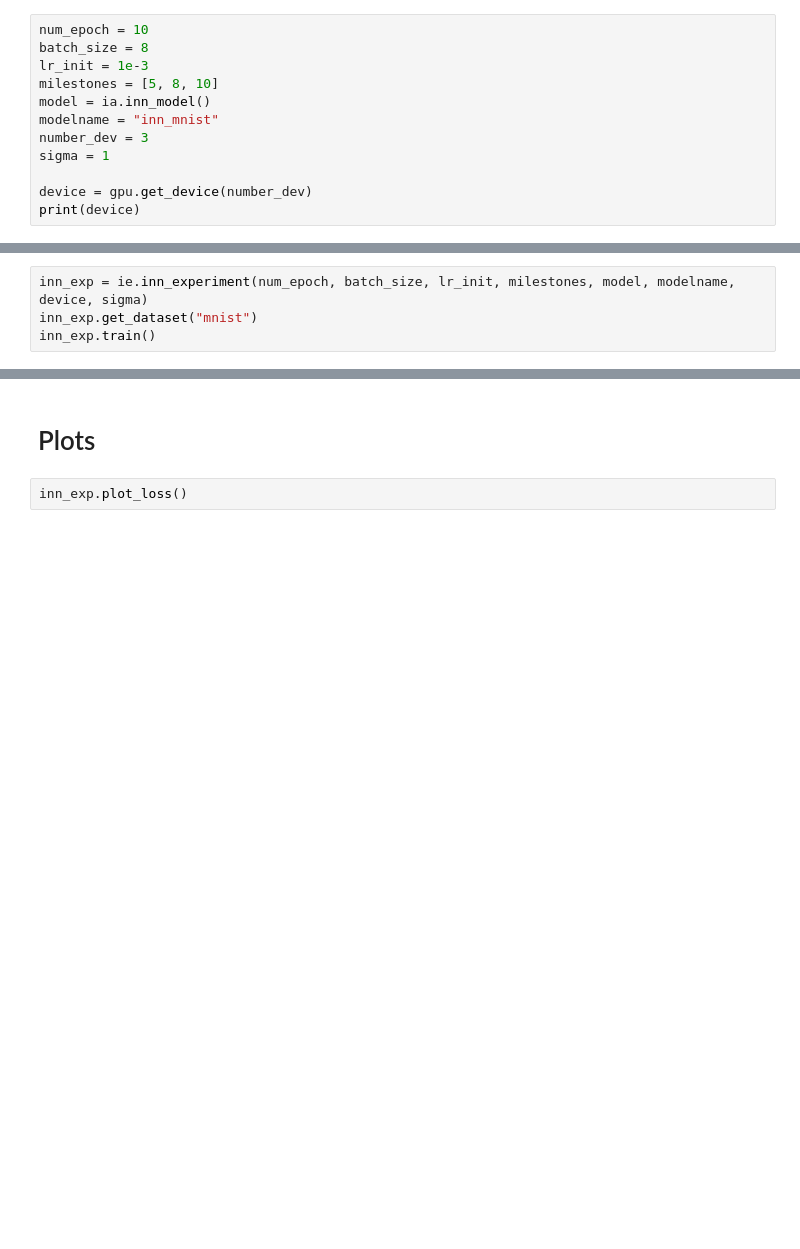
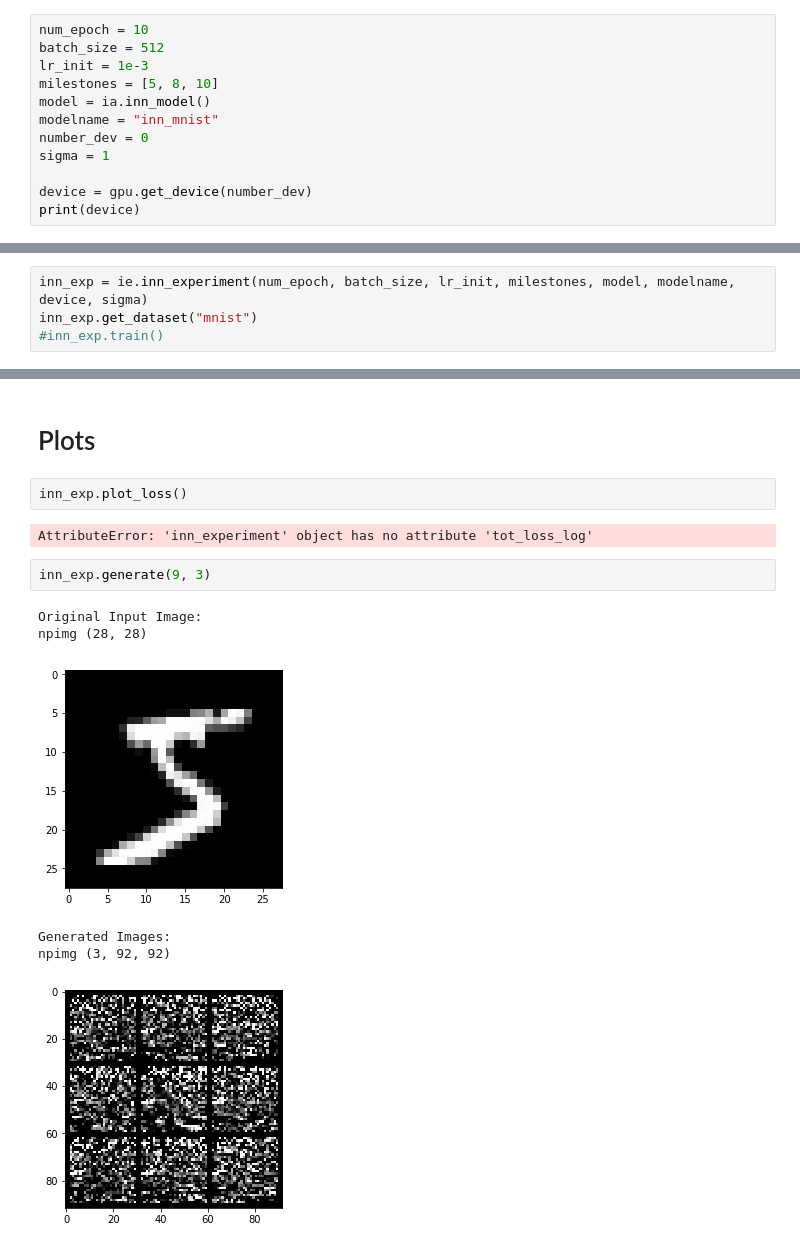
Before and after one commit to Jvenich/DeepVisionProject, a Jupyter notebook: mnist_inn.ipynb, the cells around one changed output, grey strips where cells are left out. Drawn from its saved outputs; the diff is of its cells as text; blank space fills up the shorter version.

```diff
--- a/mnist_inn.ipynb
+++ b/mnist_inn.ipynb
@@ -8,12 +8,12 @@ from functionalities import gpu
 # Set Training Parameters
 # %%
 num_epoch = 10
-batch_size = 8
+batch_size = 512
 lr_init = 1e-3
 milestones = [5, 8, 10]
 model = ia.inn_model()
 modelname = "inn_mnist"
-number_dev = 3
+number_dev = 0
 sigma = 1
 
 device = gpu.get_device(number_dev)
@@ -25,5 +41,5 @@ cuda
 # %%
 inn_exp = ie.inn_experiment(num_epoch, batch_size, lr_init, milestones, model, modelname, device, sigma)
 inn_exp.get_dataset("mnist")
-inn_exp.train()
+#inn_exp.train()
 # %% [output]
@@ -51,3 +48,14 @@ Evaluating:
 # Plots
 # %%
 inn_exp.plot_loss()
+# %% [output]
+AttributeError: 'inn_experiment' object has no attribute 'tot_loss_log'
+# %%
+inn_exp.generate(9, 3)
+# %% [output]
+Original Input Image:
+npimg (28, 28)
+[figure, added]
+Generated Images:
+npimg (3, 92, 92)
+[figure, added]
```
Also changed, not shown: parts of 3 cells of this notebook, 7 other files.
